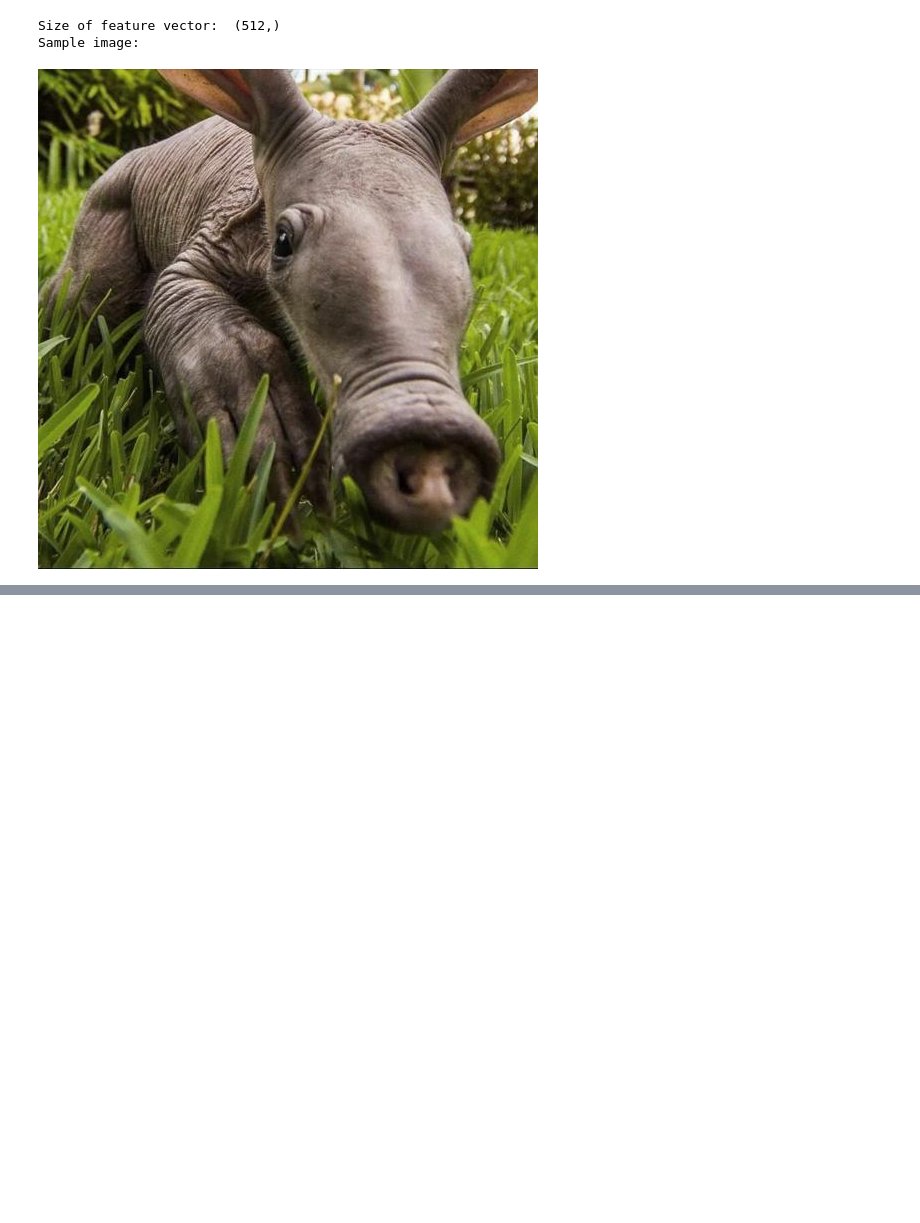
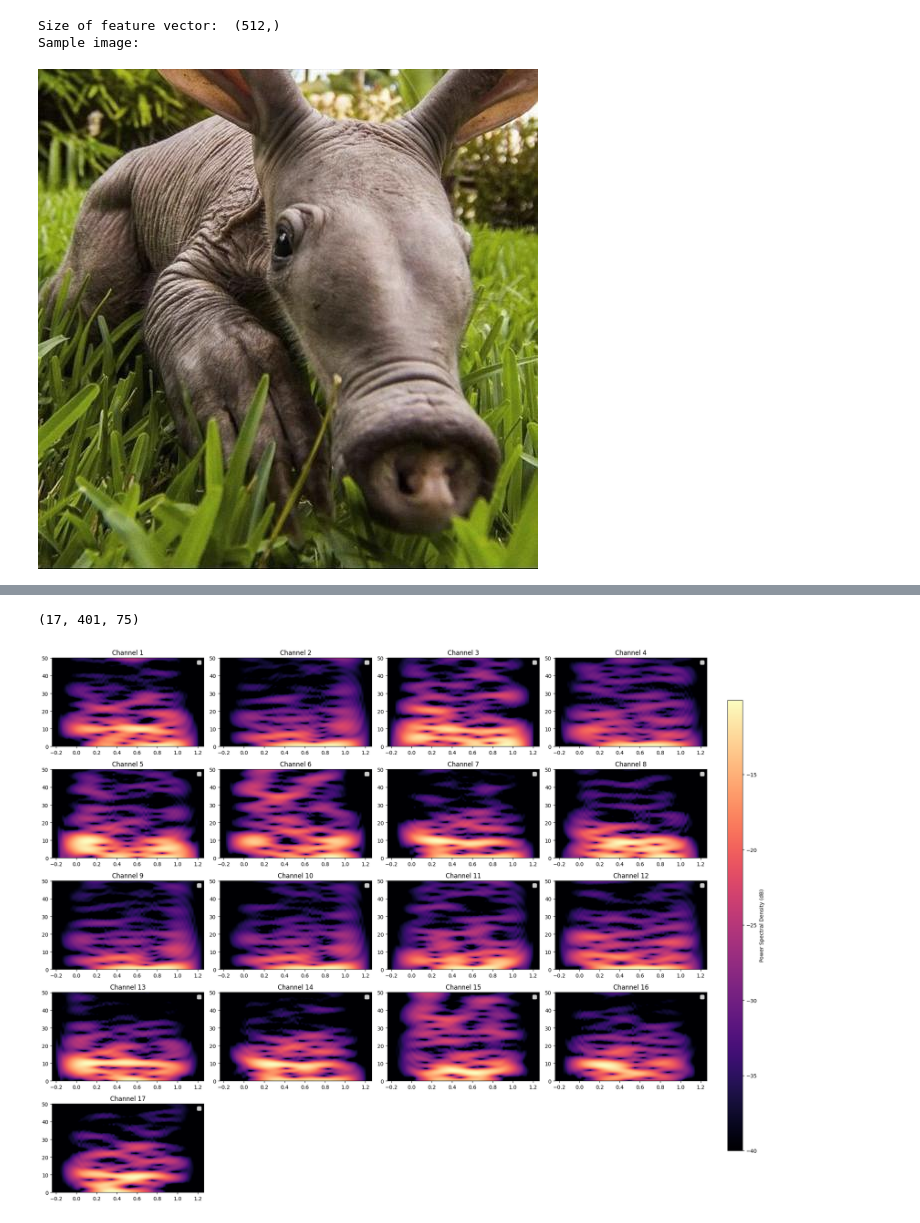
Before and after one commit to aditisaxena12/DecodeEEG, a Jupyter notebook: src/visualize/data_analysis.ipynb, the cells around one changed output, grey strips where cells are left out. Drawn from its saved outputs; the diff is of its cells as text; code cells hidden in the pictures; blank space fills up the shorter version.

```diff
--- a/src/visualize/data_analysis.ipynb
+++ b/src/visualize/data_analysis.ipynb
@@ -91,0 +153,63 @@ Sample image:
+# %%
+import matplotlib.pyplot as plt
+import numpy as np
+from scipy.signal import square, ShortTimeFFT
+from scipy.signal.windows import gaussian
+
+# Spectrogram Parameters
+g_std = 12  # standard deviation for Gaussian window in samples
+win = gaussian(50, std=g_std, sym=True)  # symmetric Gaussian wind.
+
+
+# sample signal
+T_x, N = 1 / 100, 100  # 20 Hz sampling rate for 50 s signal
+t_x = np.arange(N) * T_x  # time indexes for signal
+
+SFT = ShortTimeFFT(win, hop=2, fs=1/T_x, mfft=800, scale_to='psd')
+#x = square(2*np.pi*np.cumsum(f_i)*T_x)  # the signal
+x = img_sig
+
+# Calculate Spectrogram
+Sx2 = SFT.spectrogram(x)  # calculate absolute square of STFT
+
+print(Sx2.shape)
+
+# Visualize
+# Parameters
+rows, cols = 5, 4  # Grid of subplots (5x4) for 17 plots
+fig, axes = plt.subplots(rows, cols, figsize=(20, 15))  # Create subplots
+
+# Flatten axes array to make it easier to handle
+axes = axes.flatten()
+
+# Time range for extent
+t_lo, t_hi = SFT.extent(N)[:2]  # Time range of plot
+
+# Loop over all 17 spectrograms to plot
+for idx in range(Sx2.shape[0]):
+    ax = axes[idx]
+    Sx = Sx2[idx, :, :]
+    Sx_dB = 10 * np.log10(np.fmax(Sx, 1e-4))  # Limit range to -40 dB
+
+    # Plot spectrogram
+    im = ax.imshow(Sx_dB, origin='lower', aspect='auto',
+                   extent=SFT.extent(N), cmap='magma')
+
+    # Title and labels
+    ax.set_title(f"Channel {idx + 1}")
+    ax.set_xlim(t_lo, t_hi)
+    ax.legend()
+
+# Hide any unused subplots
+for ax in axes[Sx2.shape[0]:]:
+    ax.axis('off')
+
+# Add colorbar to the figure
+cbar_ax = fig.add_axes([0.92, 0.1, 0.02, 0.8])  # Position for colorbar
+fig.colorbar(im, cax=cbar_ax, label='Power Spectral Density (dB)')
+
+fig.tight_layout(rect=[0, 0, 0.9, 1])  # Adjust layout to fit colorbar
+plt.show()
+# %% [output]
+(17, 401, 75)
+[figure, added]
```
Also changed, not shown: parts of 5 cells of this notebook, 1 other file.
